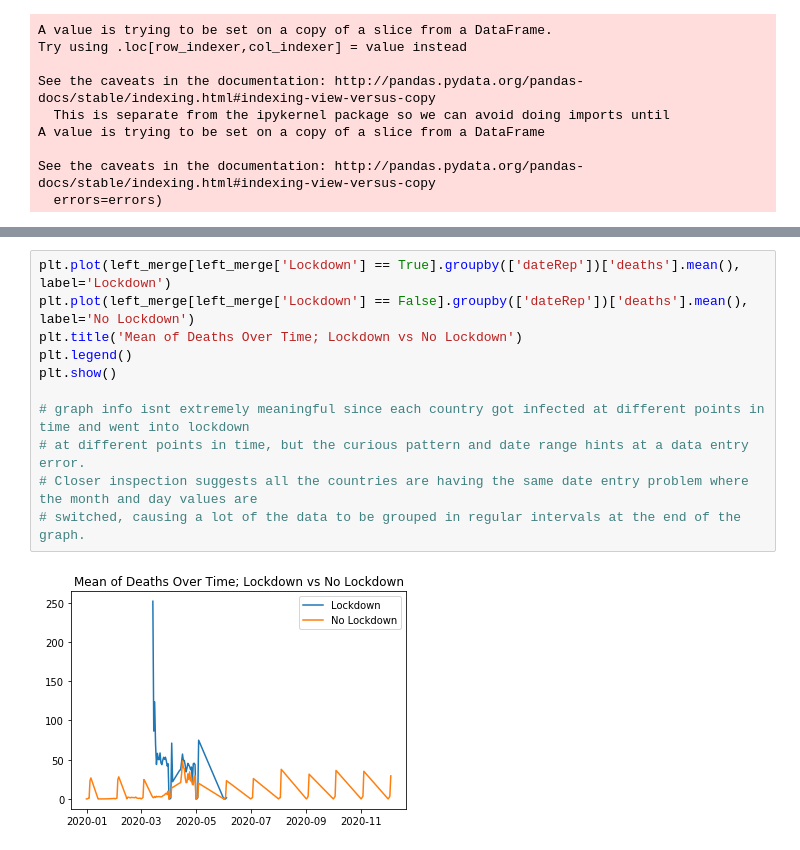
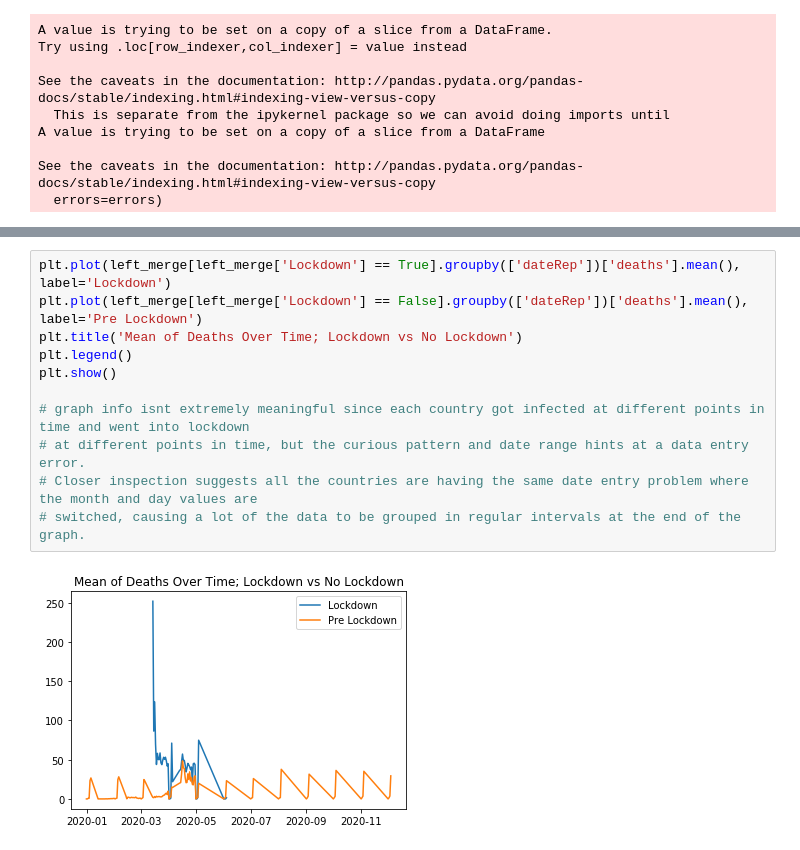
Before and after one commit to RPerron91/Lockdown-Efficacy, a Jupyter notebook: capstone1_notebook.ipynb, the cells around one changed output, grey strips where cells are left out. Saved outputs shown, nothing was run; the diff lists cells and outputs as text.

```diff
--- a/capstone1_notebook.ipynb
+++ b/capstone1_notebook.ipynb
@@ -347,16 +315,16 @@ WilcoxonResult(statistic=0.0, pvalue=1.3894515759554441e-22)
 # %%
 plt.plot(left_merge[left_merge['Lockdown'] == True].groupby(['dateRep'])['deaths'].mean(), label='Lockdown')
-plt.plot(left_merge[left_merge['Lockdown'] == False].groupby(['dateRep'])['deaths'].mean(), label='No Lockdown')
+plt.plot(left_merge[left_merge['Lockdown'] == False].groupby(['dateRep'])['deaths'].mean(), label='Pre Lockdown')
 plt.title('Mean of Deaths Over Time; Lockdown vs No Lockdown')
 plt.legend()
 plt.show()
 
 # graph info isnt extremely meaningful since each country got infected at different points in time and went into lockdown
 # at different points in time, but the curious pattern and date range hints at a data entry error.
 # Closer inspection suggests all the countries are having the same date entry problem where the month and day values are
 # switched, causing a lot of the data to be grouped in regular intervals at the end of the graph.
 # %% [output]
-[figure, old version]
+[figure, new version]
 # %%
 # Plotting worldwide group data
 plt.plot(left_merge[left_merge['Lockdown'] == True].groupby(['dateRep'])['deaths'].sum(), label='Lockdown')
```
Also changed, not shown: parts of 17 cells of this notebook, 1 other file.
